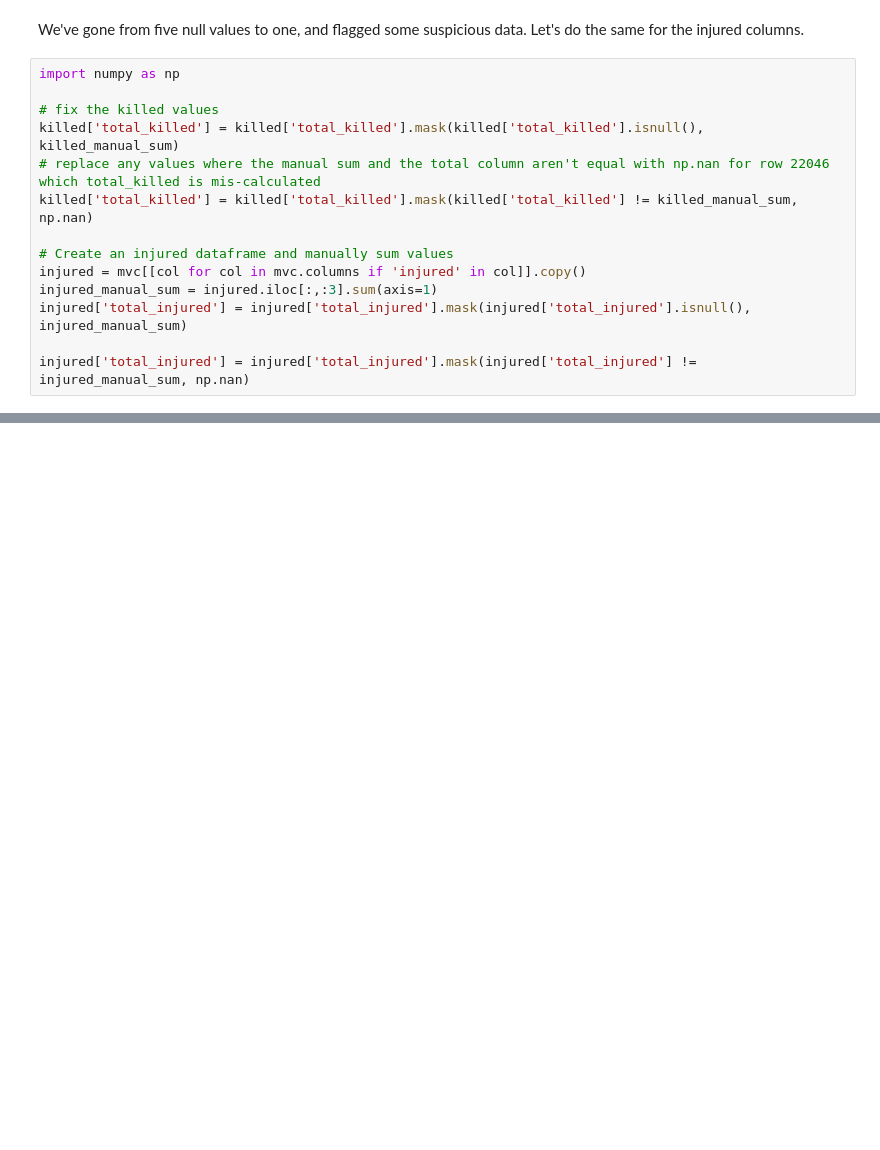
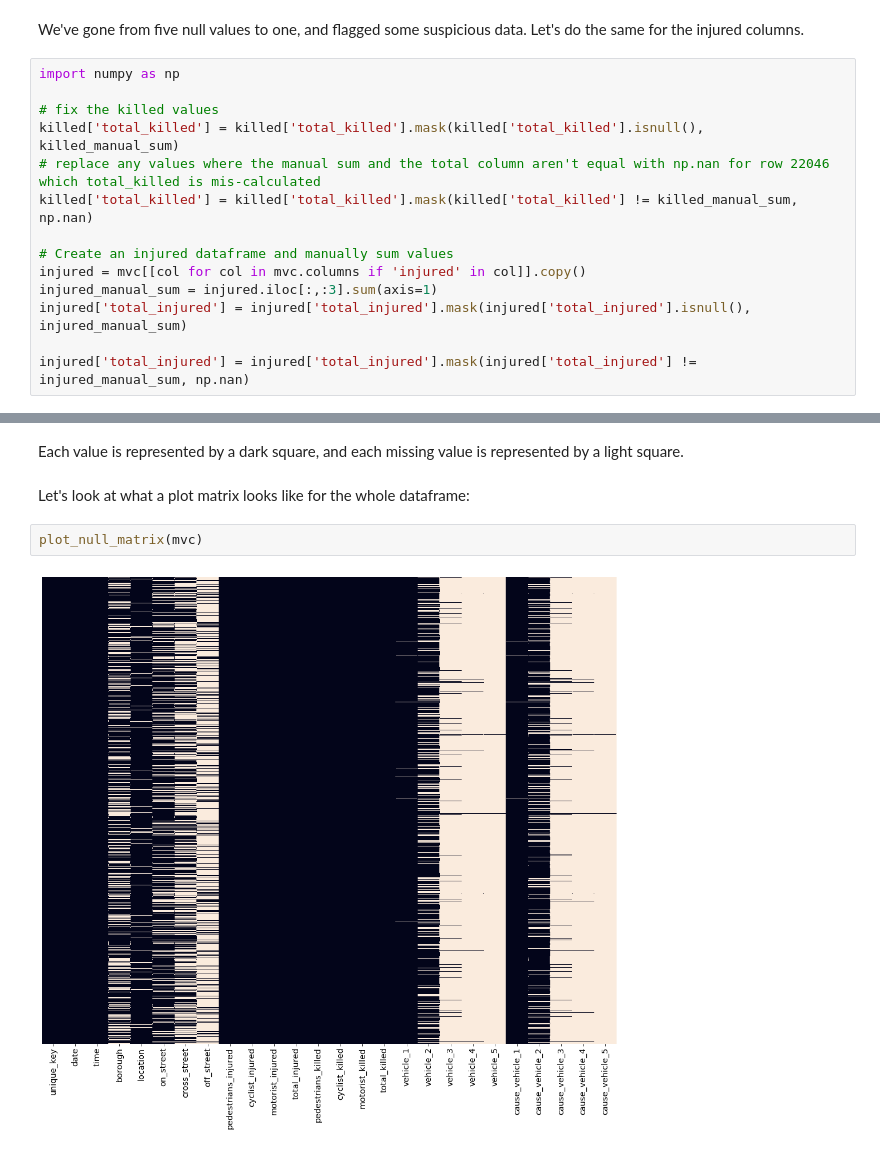
Before and after one commit to Clemo97/working-with-missing-data, a Jupyter notebook: working-with-missing-data.ipynb, the cells around one changed output, grey strips where cells are left out. Cells and saved outputs as stored; diff of their text form; blank space fills up the shorter version.

```diff
--- a/working-with-missing-data.ipynb
+++ b/working-with-missing-data.ipynb
@@ -344,0 +395,8 @@ injured['total_injured'] = injured['total_injured'].mask(injured['total_injured'
+# %% [markdown]
+Each value is represented by a dark square, and each missing value is represented by a light square.
+# %% [markdown]
+Let's look at what a plot matrix looks like for the whole dataframe:
+# %%
+plot_null_matrix(mvc)
+# %% [output]
+[figure, added]
```
Also changed, not shown: parts of 45 cells of this notebook, 3 other files.
